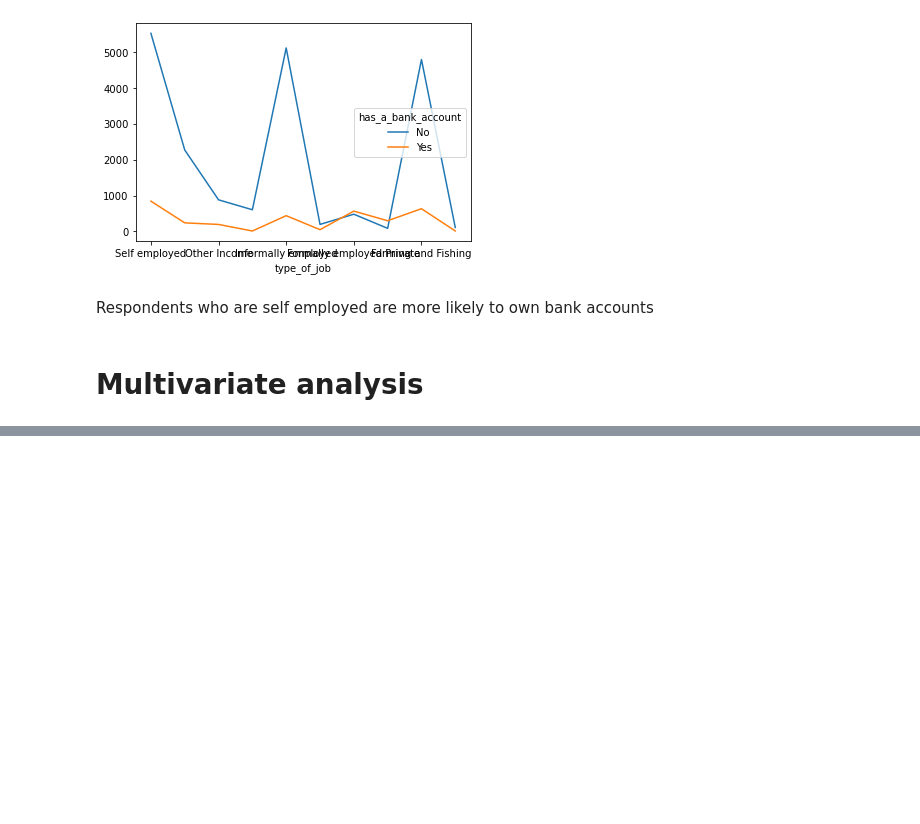
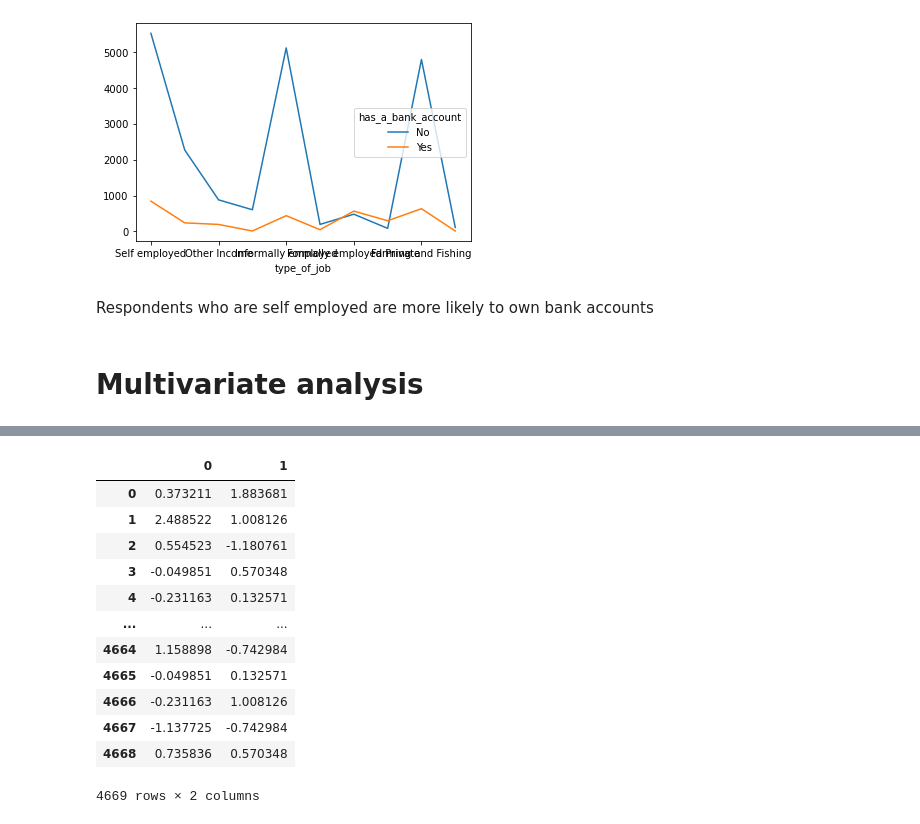
Before and after one commit to mbururyan/financial-inclusion-KE, a Jupyter notebook: financial_inclusion_WK2_IP.ipynb, the cells around one changed output, grey strips where cells are left out. Drawn from its saved outputs; the diff is of its cells as text; code cells hidden in the pictures; blank space fills up the shorter version.

```diff
--- a/financial_inclusion_WK2_IP.ipynb
+++ b/financial_inclusion_WK2_IP.ipynb
@@ -807,0 +869,17 @@ Respondents who are self employed are more likely to own bank accounts
+# %%
+# same for test set
+pd.DataFrame(X_test)
+# %% [output]
+|  | 0 | 1 |
+| 0 | 0.373211 | 1.883681 |
+| 1 | 2.488522 | 1.008126 |
+| 2 | 0.554523 | -1.180761 |
+| 3 | -0.049851 | 0.570348 |
+| 4 | -0.231163 | 0.132571 |
+| ... | ... | ... |
+| 4664 | 1.158898 | -0.742984 |
+| 4665 | -0.049851 | 0.132571 |
+| 4666 | -0.231163 | 1.008126 |
+| 4667 | -1.137725 | -0.742984 |
+| 4668 | 0.735836 | 0.570348 |
+4669 rows × 2 columns
```
Also changed, not shown: parts of 20 cells of this notebook.
